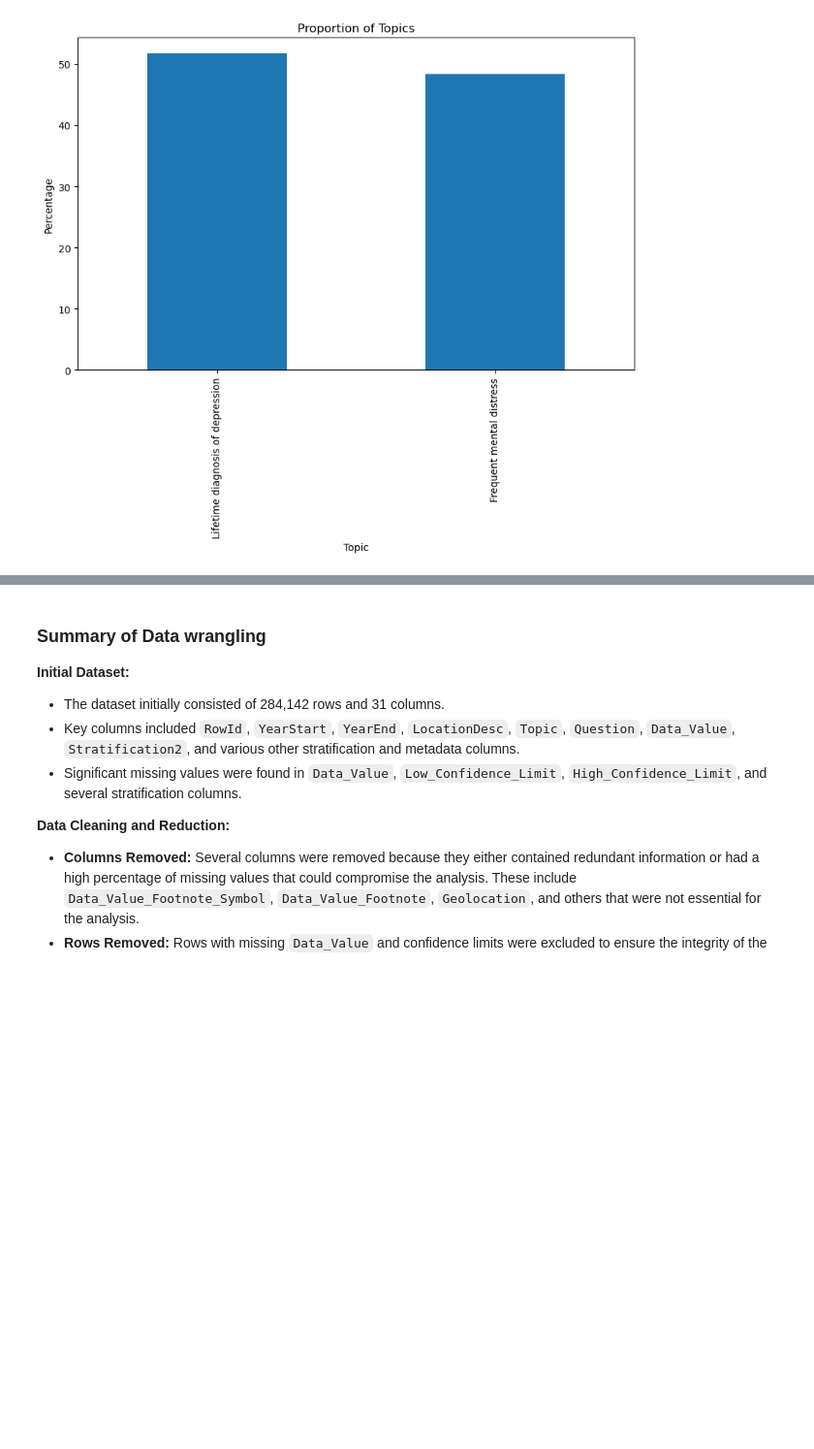
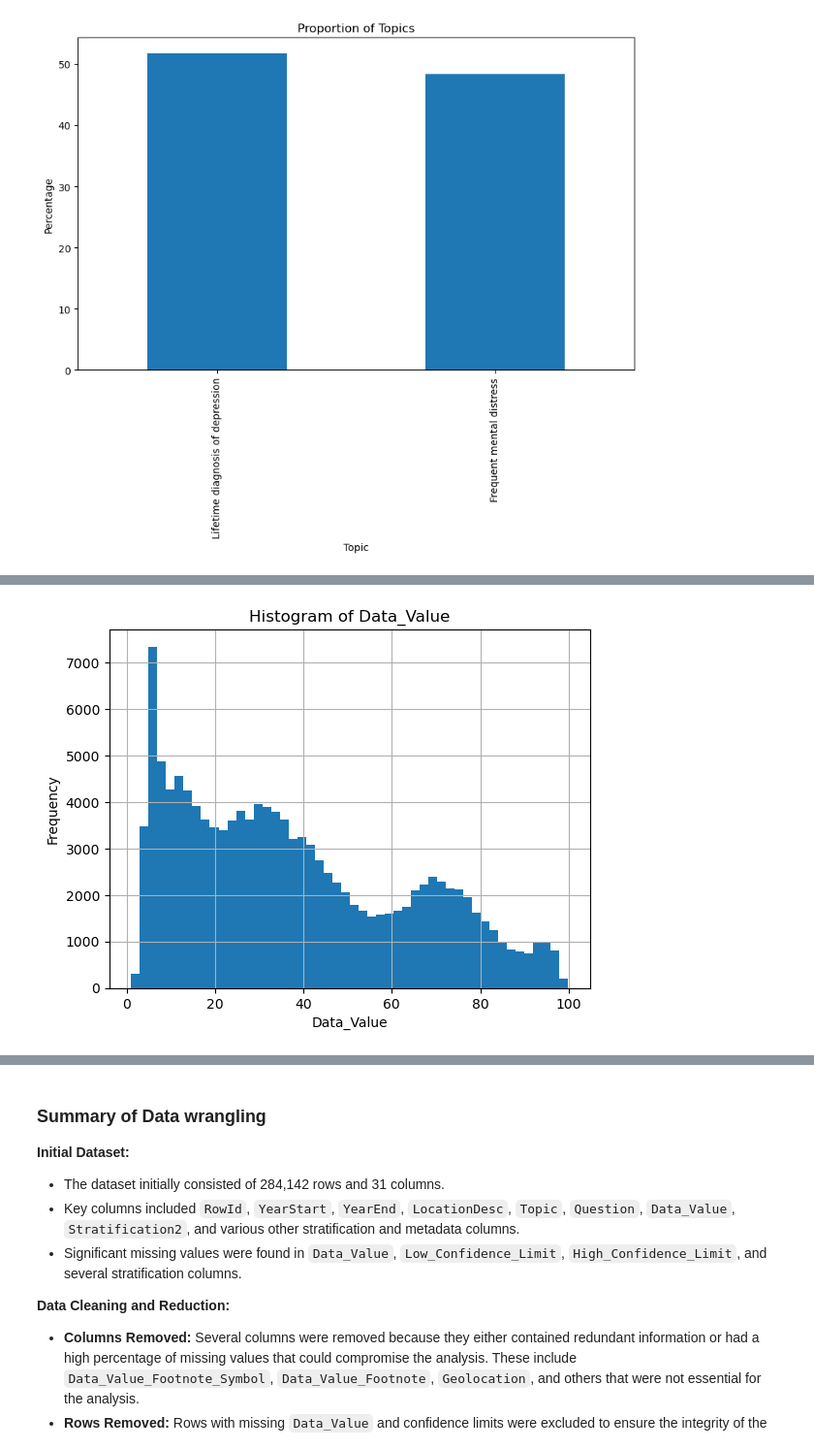
Before and after one commit to sonaaki/Springboard, a Jupyter notebook: Capstone_Two_02_data_wrangling.ipynb, the cells around one changed output, grey strips where cells are left out. Shown at 97% size. Drawn from its saved outputs; the diff is of its cells as text; code cells hidden in the pictures; blank space fills up the shorter version.

```diff
--- a/Capstone_Two_02_data_wrangling.ipynb
+++ b/Capstone_Two_02_data_wrangling.ipynb
@@ -416,0 +451,9 @@ plt.show()
+# %%
+#a visual representation of the distribution of Data_Value
+df['Data_Value'].hist(bins=50)
+plt.xlabel('Data_Value')
+plt.ylabel('Frequency')
+plt.title('Histogram of Data_Value')
+plt.show()
+# %% [output]
+[figure, added]
```
Also changed, not shown: parts of 5 cells of this notebook.
